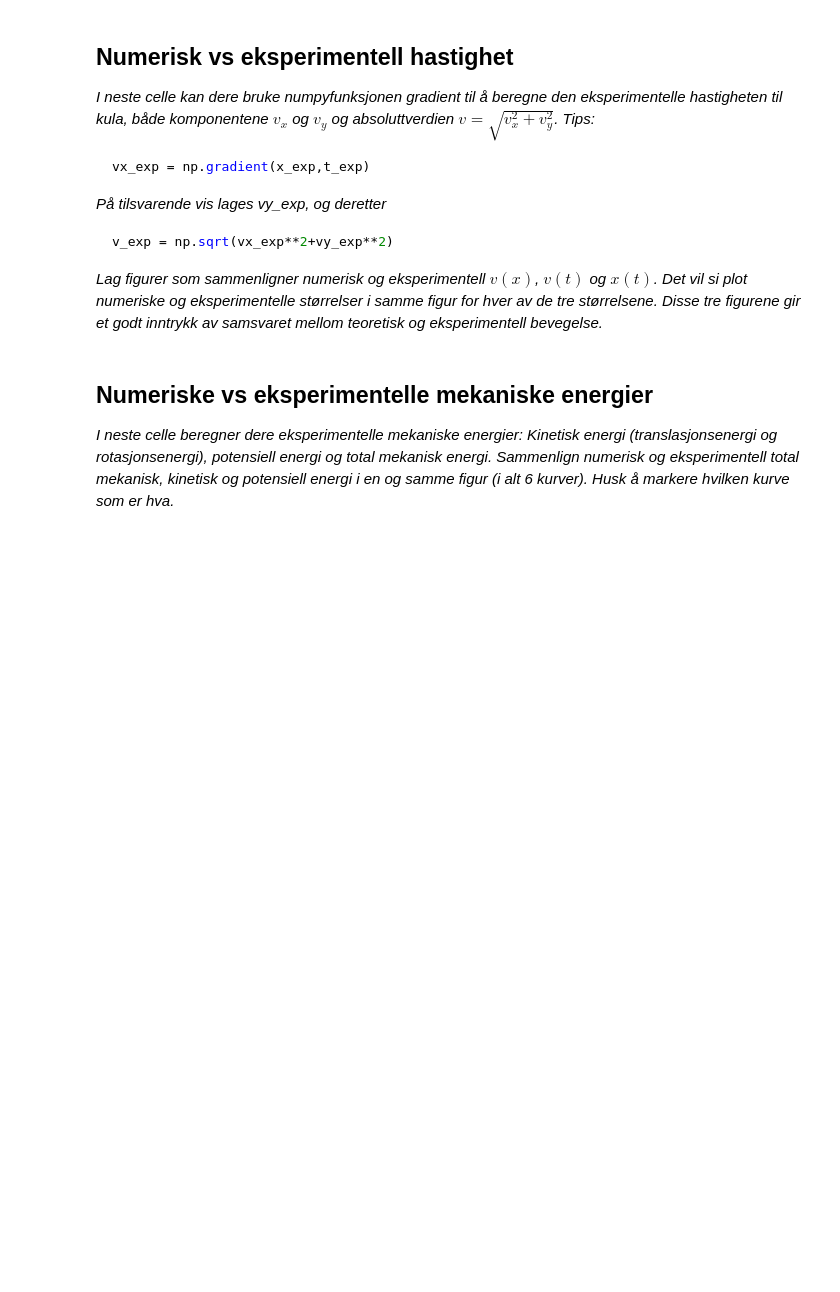
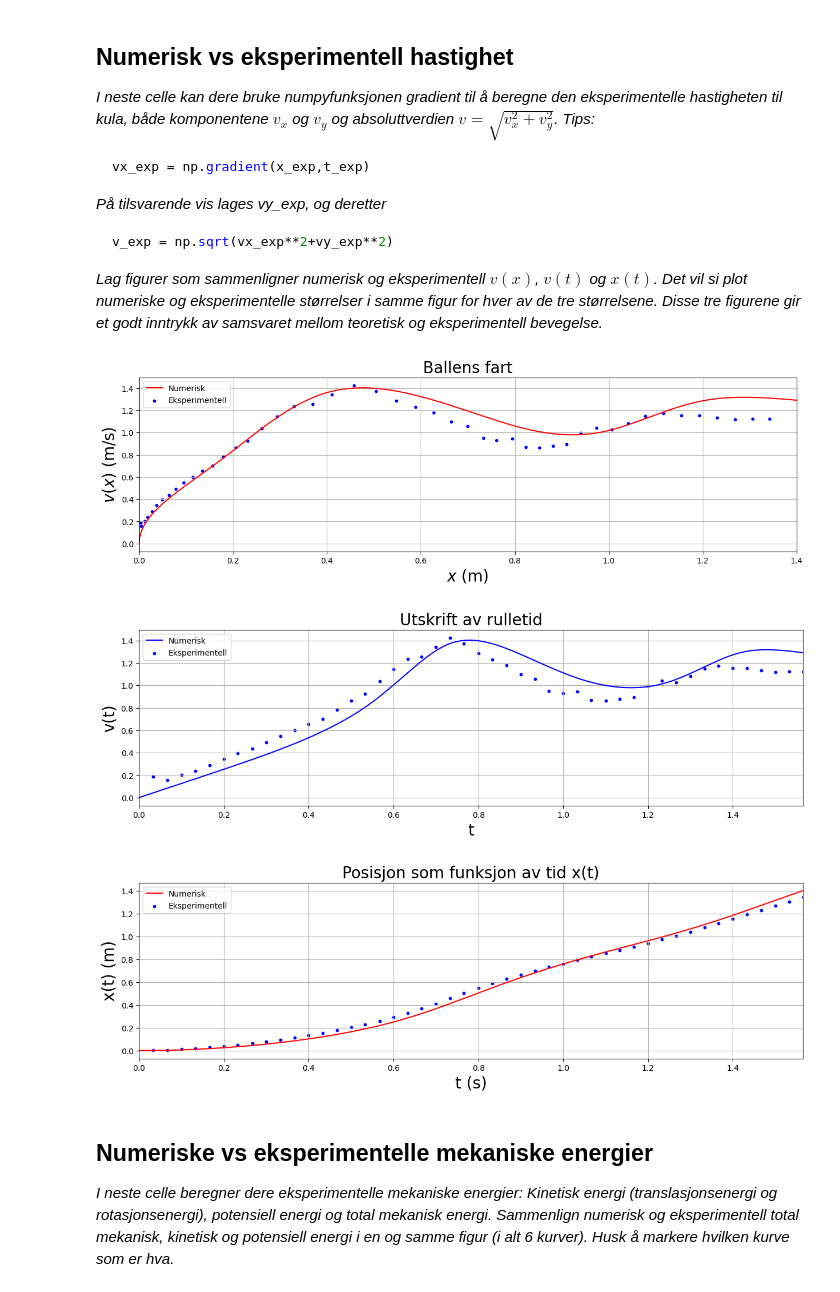
Before and after one commit to dtktran/notebook_mal_V25, a Jupyter notebook: notebook_mal_V25.ipynb, the cells around one changed output. Cells and saved outputs as stored; diff of their text form; code cells hidden in the pictures; blank space fills up the shorter version.

```diff
--- a/notebook_mal_V25.ipynb
+++ b/notebook_mal_V25.ipynb
@@ -319,7 +361,52 @@ v_exp = np.sqrt(vx_exp**2+vy_exp**2)
 # %%
 #Beregning av eksperimentell v_x, v_y og v
 
+vx_exp = np.gradient(x_exp, t_exp)
+vy_exp = np.gradient(y_exp, t_exp)
+v_exp = np.sqrt(vx_exp**2 + vy_exp**2)  # Absolutt fart
+
+
 #Figurer som sammenligner numerisk og eksperimentell v(x), v(t) og x(t)
+
+### v(x), v_x=numerisk, eksperimentell = ????
+plt.figure(figsize=(15,4))
+plt.plot(x,v_x, color="red", label="Numerisk")
+plt.scatter(x_exp, v_exp, color="blue", s=10, label="Eksperimentell")  # Eksperimentell data
+plt.title('Ballens fart',fontsize=20)
+plt.xlabel('$x$ (m)',fontsize=20)
+plt.ylabel('$v(x)$ (m/s)',fontsize=20)
+plt.xlim(0,1.4)
+plt.legend()
+plt.grid()
+plt.show()
+
+### v(t)
+plt.figure(figsize=(15,4))
+plt.plot(t_x, v_x, color="blue", label="Numerisk")
+plt.scatter(t_exp, v_exp, color="blue", s=10, label="Eksperimentell")  # Eksperimentell data
+plt.title('Utskrift av rulletid',fontsize=20)
+plt.xlabel('t',fontsize=20)
+plt.ylabel('v(t)',fontsize=20)
+plt.xlim(0,t_x[-1])
+plt.legend()
+plt.grid()
+plt.show()
+
+### x(t) Numerisk VS Eksperimentell
+plt.figure(figsize=(15,4))
+plt.plot(t_x, x, color="red", label="Numerisk")
+plt.scatter(t_exp, x_exp, color="blue", s=10, label="Eksperimentell") # Eksperimentell data
+plt.title("Posisjon som funksjon av tid x(t)", fontsize=20)
+plt.xlabel("t (s)", fontsize=20)
+plt.ylabel("x(t) (m)", fontsize=20)
+plt.xlim(0, t_x[-1])
+plt.legend()
+plt.grid()
+plt.show()
+# %% [output]
+[figure, added]
+[figure, added]
+[figure, added]
 # %% [markdown]
 ## Numeriske vs eksperimentelle mekaniske energier
 
```
Also changed, not shown: parts of 3 cells of this notebook, 8 other files.
